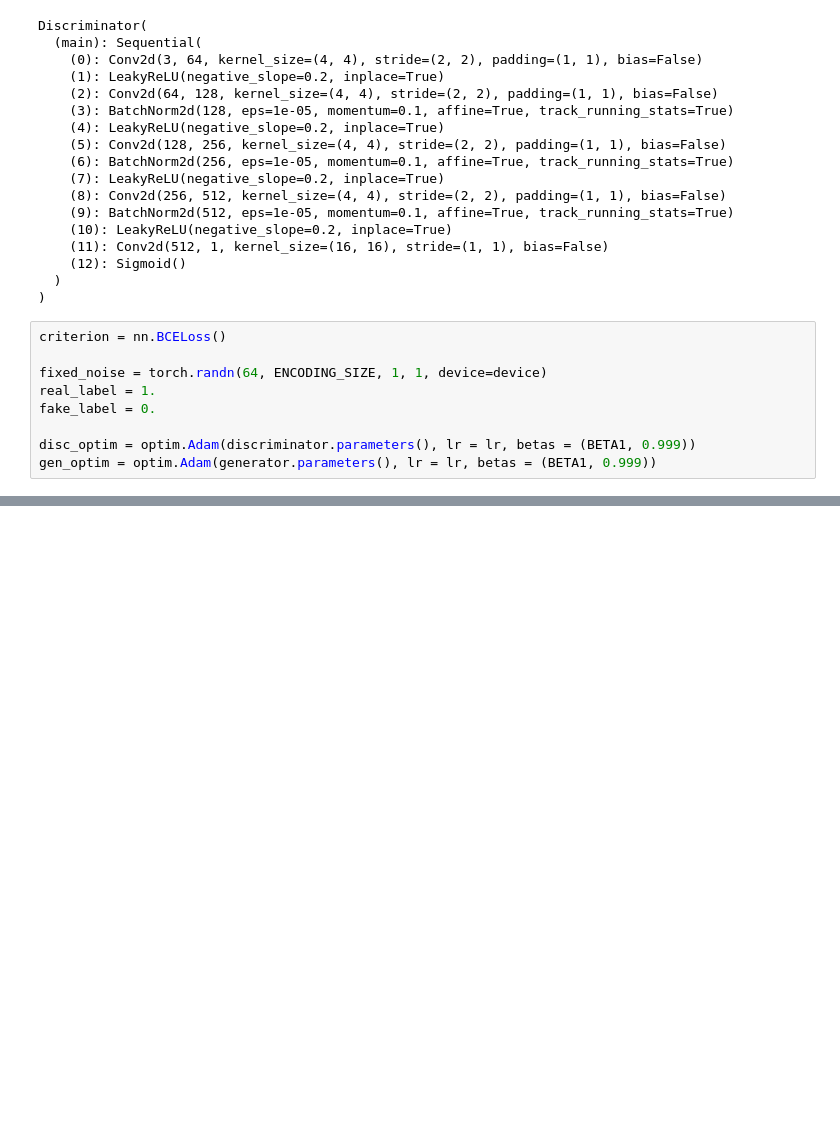
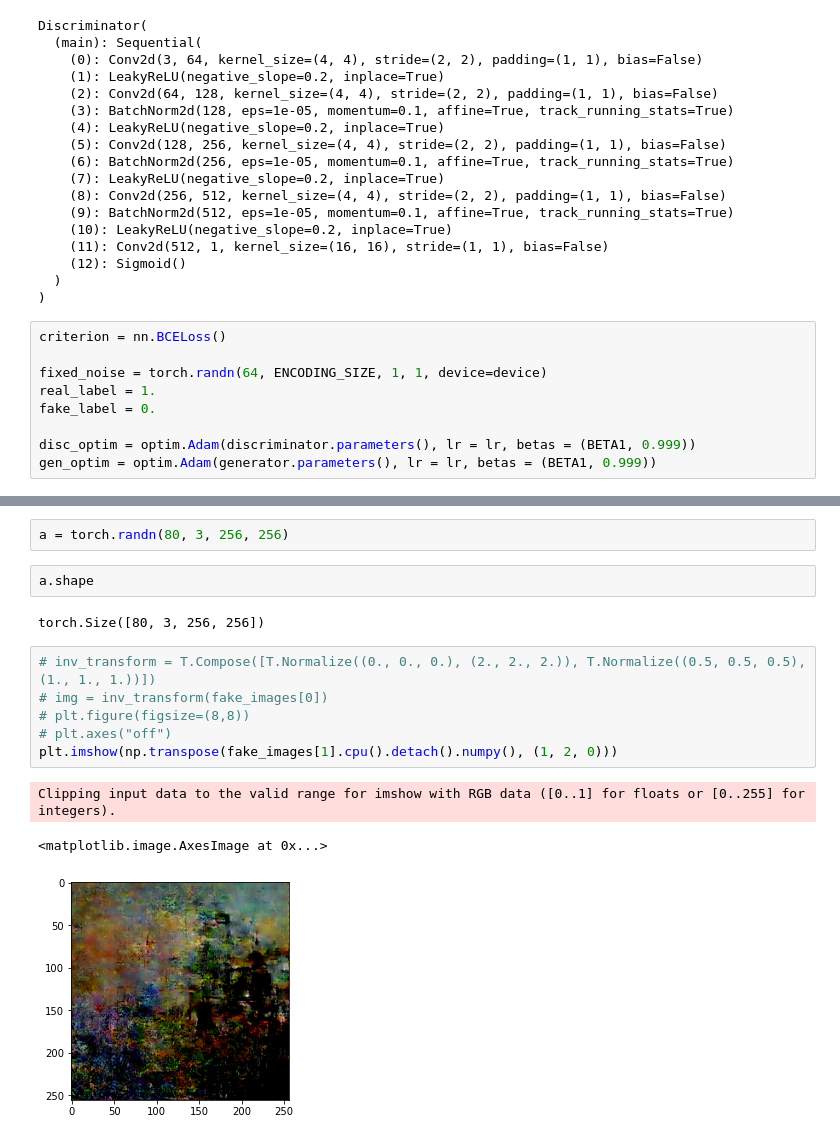
Before and after one commit to jainaryan1310/monet-style-images, a Jupyter notebook: monet-style-painting.ipynb, the cells around one changed output, grey strips where cells are left out. Saved outputs shown, nothing was run; the diff lists cells and outputs as text; blank space fills up the shorter version.

```diff
--- a/monet-style-painting.ipynb
+++ b/monet-style-painting.ipynb
@@ -307,0 +322,16 @@ img_list[0][0].shape
+# %%
+a = torch.randn(80, 3, 256, 256)
+# %%
+a.shape
+# %% [output]
+torch.Size([80, 3, 256, 256])
+# %%
+# inv_transform = T.Compose([T.Normalize((0., 0., 0.), (2., 2., 2.)), T.Normalize((0.5, 0.5, 0.5), (1., 1., 1.))])
+# img = inv_transform(fake_images[0])
+# plt.figure(figsize=(8,8))
+# plt.axes("off")
+plt.imshow(np.transpose(fake_images[1].cpu().detach().numpy(), (1, 2, 0)))
+# %% [output]
+Clipping input data to the valid range for imshow with RGB data ([0..1] for floats or [0..255] for integers).
+<matplotlib.image.AxesImage at 0x...>
+[figure, added]
```
Also changed, not shown: parts of 14 cells of this notebook, 1 other file.
